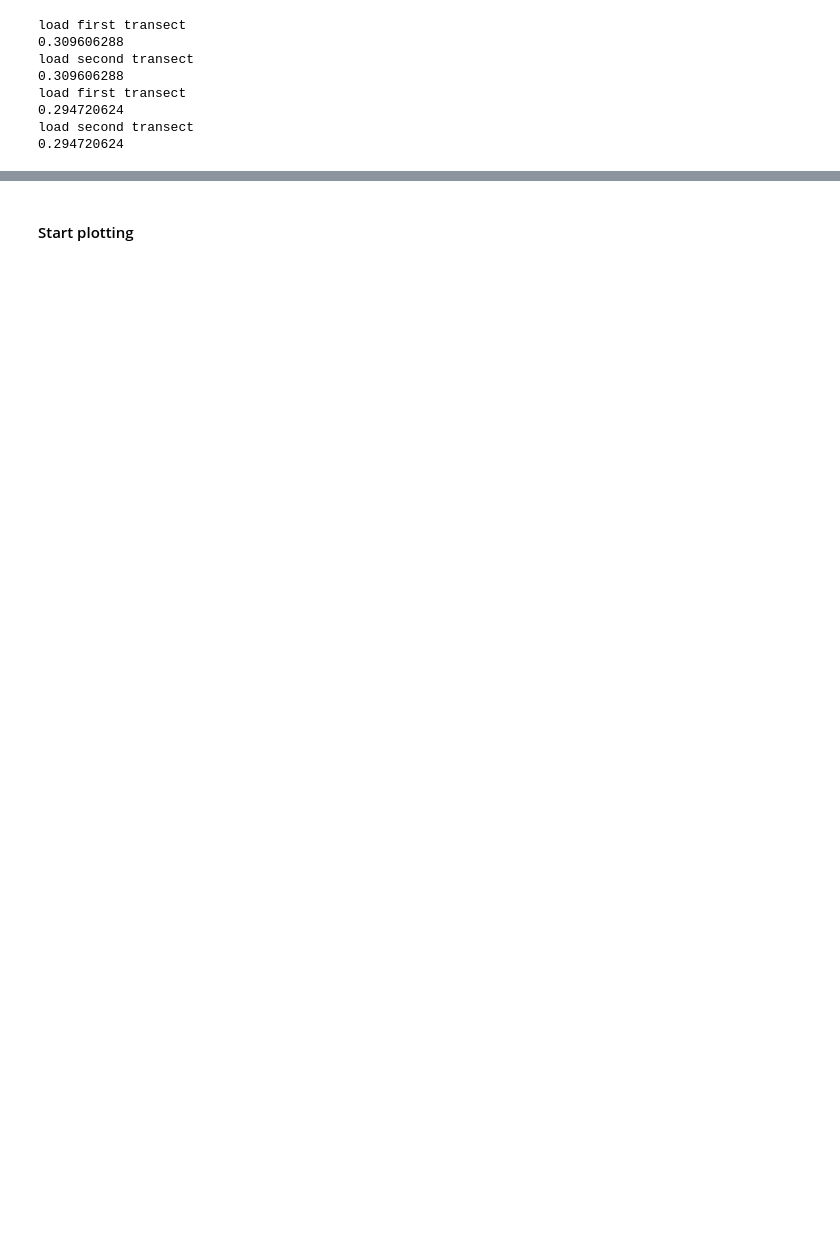
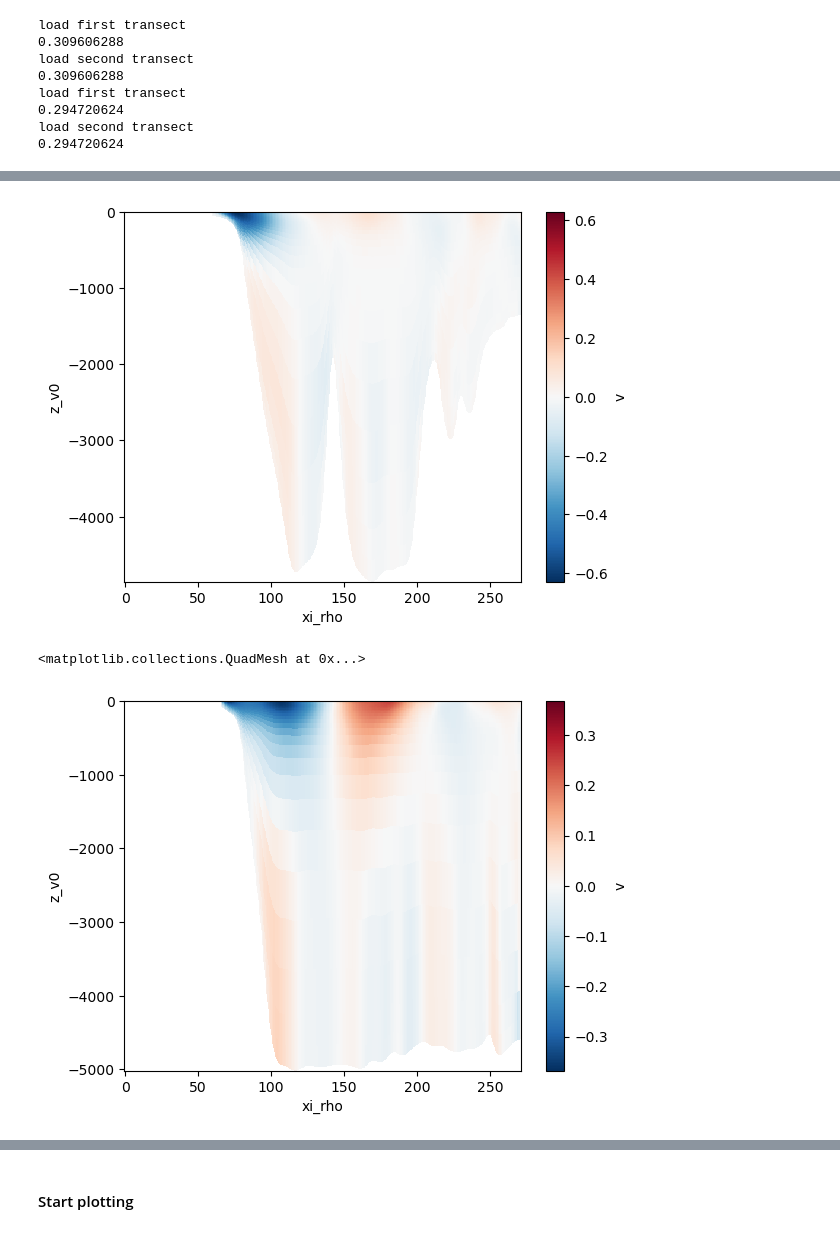
Before and after one commit to dgwyther/DA-comparison-paper, a Jupyter notebook: notebooks/fig-transect-vel.ipynb, the cells around one changed output, grey strips where cells are left out. Cells and saved outputs as stored; diff of their text form; code cells hidden in the pictures; blank space fills up the shorter version.

```diff
--- a/notebooks/fig-transect-vel.ipynb
+++ b/notebooks/fig-transect-vel.ipynb
@@ -314,3 +188,12 @@ EAC, ANA_BSFLUX, ANA_BTFLUX, ASSUMED_SHAPE, AVERAGES, BULK_FLUXES, CURVGRID, DIF
+# %%
+#### load datasets from netcdf
+
+
+enoi_28 = xr.open_dataset('../data/proc/enoi_28.nc')
+enoi_34 = xr.open_dataset('../data/proc/enoi_34.nc')
+
+_4dvar_28 = xr.open_dataset('../data/proc/4dvar_28.nc')
+_4dvar_34 = xr.open_dataset('../data/proc/4dvar_34.nc')
 # %%
 #### load datasets
 print('load first transect')
@@ -346,0 +250,14 @@ load second transect
+# %%
+# fix vertical coordinates
+etaTransect=260
+
+enoi_28["z_v0"] = grid.interp(enoi_28.z_rho0,'Y').isel(eta_v=etaTransect)
+_4dvar_28["z_v0"] = grid.interp(_4dvar_28.z_rho0,'Y').isel(eta_v=etaTransect)
+enoi_28 = enoi_28.set_coords('z_v0')
+_4dvar_28 = _4dvar_28.set_coords('z_v0')
+
+etaTransect=115
+enoi_34["z_v0"] = grid.interp(enoi_34.z_rho0,'Y').isel(eta_v=etaTransect)
+_4dvar_34["z_v0"] = grid.interp(_4dvar_34.z_rho0,'Y').isel(eta_v=etaTransect)
+enoi_34 = enoi_34.set_coords('z_v0')
+_4dvar_34 = _4dvar_34.set_coords('z_v0')
@@ -347,7 +284,11 @@ load second transect
 # %%
-enoi_28.v.mean(dim='ocean_time').plot(y='z_rho0')
+enoi_28.v.mean(dim='ocean_time').plot(y='z_v0')
 plt.show()
-enoi_34.v.mean(dim='ocean_time').plot(y='z_rho0')
+enoi_34.v.mean(dim='ocean_time').plot(y='z_v0')
+# %% [output]
+[figure, added]
+<matplotlib.collections.QuadMesh at 0x...>
+[figure, added]
 # %%
 ### filter singals
 
```
Also changed, not shown: parts of 15 cells of this notebook, 7 other files.
